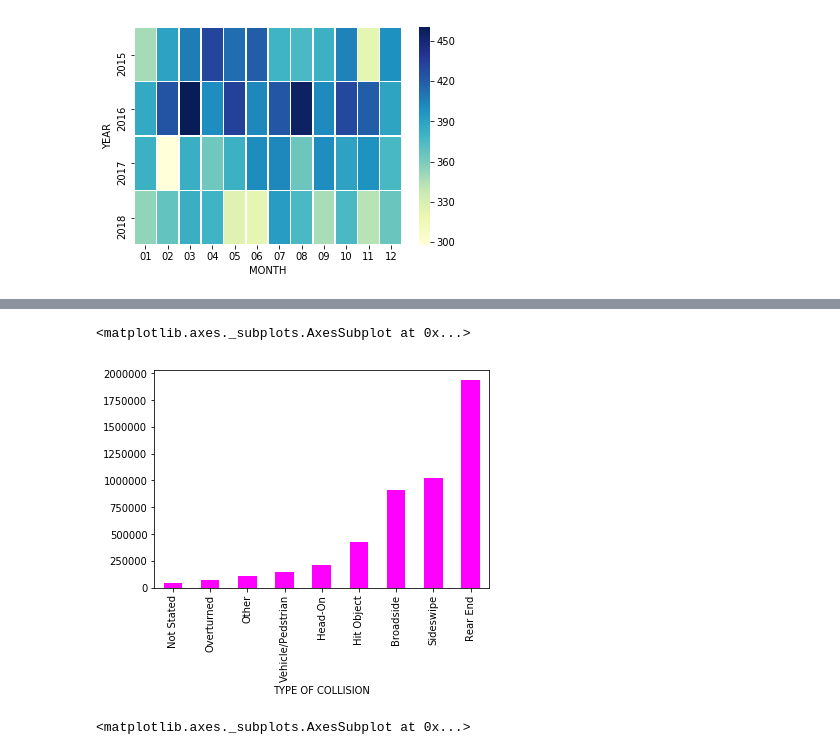
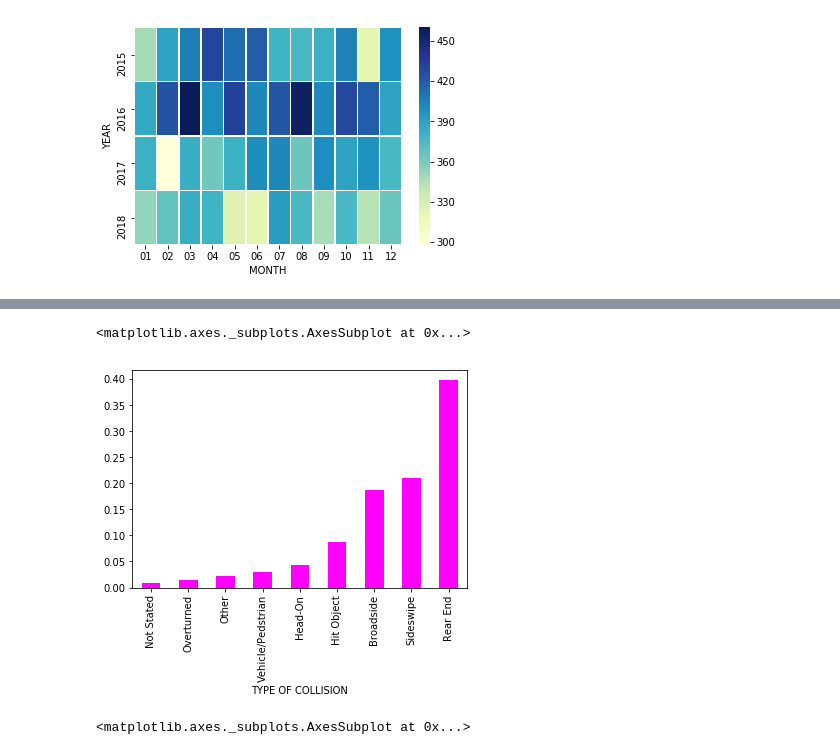
Before and after one commit to boh016/fair_policing, a Jupyter notebook: notebooks/SHAN_CA_COLLISION_EDA.ipynb, the cells around one changed output, grey strips where cells are left out. Cells and saved outputs as stored; diff of their text form; code cells hidden in the pictures.

Commit message:
Update SHAN_CA_COLLISION_EDA.ipynb
new graphs added

```diff
--- a/notebooks/SHAN_CA_COLLISION_EDA.ipynb
+++ b/notebooks/SHAN_CA_COLLISION_EDA.ipynb
@@ -9,3 +9,10 @@ party=pd.read_csv('PartyRecords.txt',sep=',',header=0,error_bad_lines=False)
 b'Skipping line 1667771: expected 76 fields, saw 77\n'
 # %%
 new=pd.merge(colli,party, on='CASE_ID',how='right')
+# %%
+new.dropna(inplace=True, subset=['COLLISION_DATE','ACCIDENT_YEAR'])
+new['MONTH']=new.COLLISION_DATE.apply(lambda x:str(int(x))[4:6])
+new['YEAR']=new.ACCIDENT_YEAR.astype(int).astype(str)
+# %%
+new['DATE']=new.YEAR.add('-').add(new.MONTH)
+new['DATE']=new.DATE.apply(lambda x:datetime.strptime(x,'%Y-%m'))
@@ -127,8 +174,8 @@ drug['TYPE OF COLLISION']=drug['TYPE_OF_COLLISION'].map({'A': 'Head-On','B':'Sid
 # %%
-new.groupby('TYPE OF COLLISION')['CASE_ID'].count().sort_values().plot(kind='bar',color='magenta')
+(new.groupby('TYPE OF COLLISION')['CASE_ID'].count()/len(new)).sort_values().plot(kind='bar',color='magenta')
 # %% [output]
 <matplotlib.axes._subplots.AxesSubplot at 0x...>
-[figure, old version]
+[figure, new version]
 # %%
 sev=(drug.groupby(['COLLISION_SEVERITY'])['CASE_ID'].count()/new.groupby(['COLLISION_SEVERITY'])['CASE_ID'].count())
 sev.index=['property damage only','fatal','severe injury','other visible injury','complaint of pain']
```
Also changed, not shown: parts of 6 cells of this notebook.
